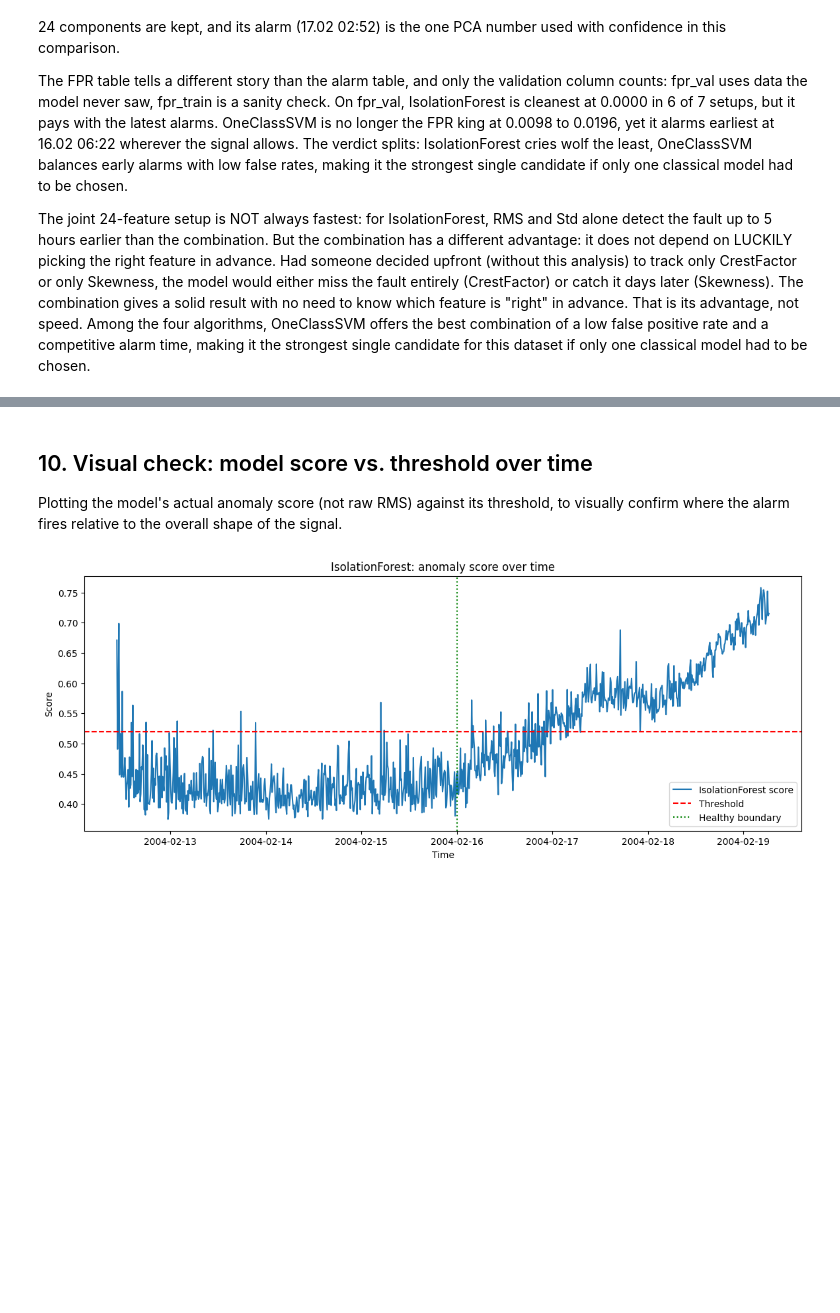
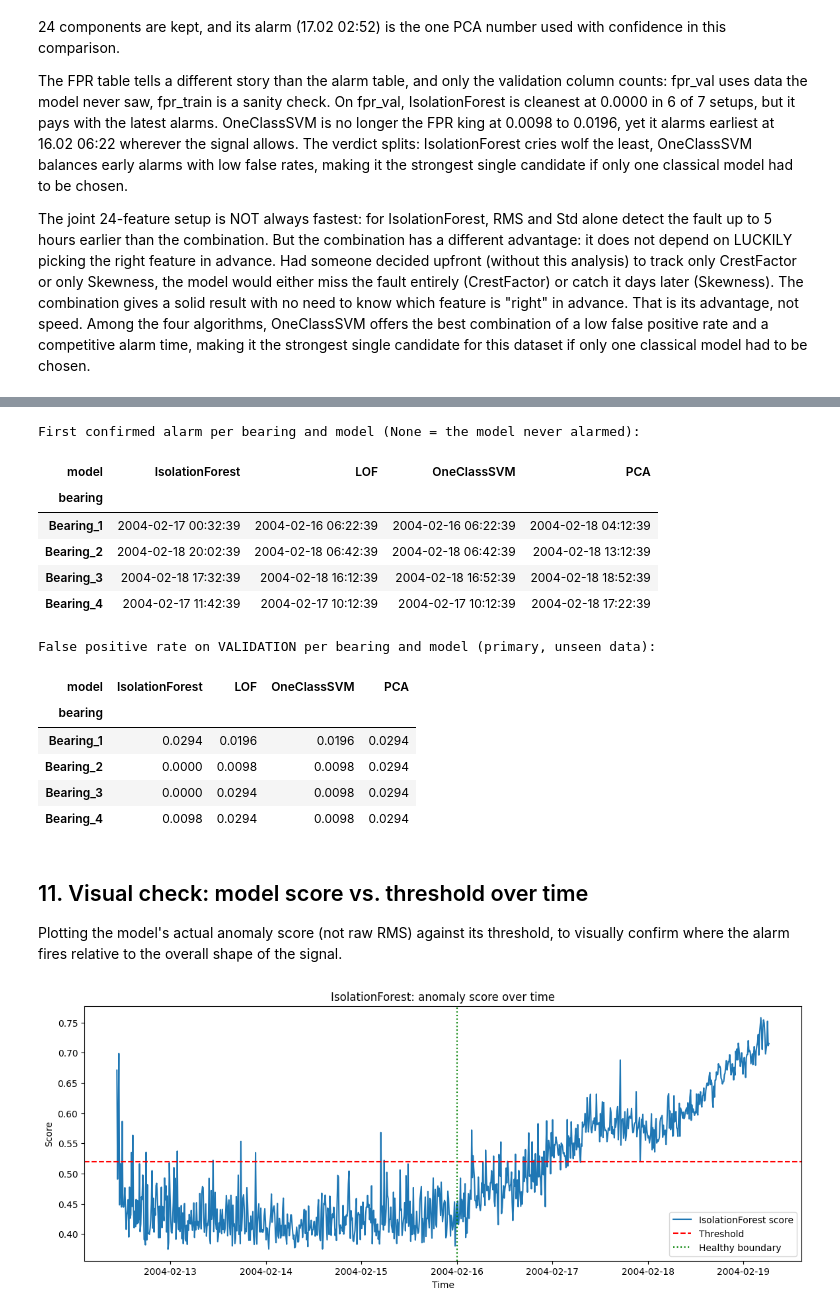
Before and after one commit to maidabiber/anomaly-detection-thesis, a Jupyter notebook: notebooks/analyze_2nd_test.ipynb, the cells around one changed output, grey strips where cells are left out. Cells and saved outputs as stored; diff of their text form; code cells hidden in the pictures; blank space fills up the shorter version.

```diff
--- a/notebooks/analyze_2nd_test.ipynb
+++ b/notebooks/analyze_2nd_test.ipynb
@@ -448,5 +455,48 @@ to be chosen.
+# %%
+bearings = ['Bearing_1', 'Bearing_2', 'Bearing_3', 'Bearing_4']
+
+bearing_rows = []
+for b in bearings:
+    cols = [c for c in df.columns if c.startswith(b + '_')]
+    Xtr_b, Xa_b, sc_b = scale_features(df_healthy_train[cols], df[cols])
+    Xva_b = sc_b.transform(df_healthy_val[cols])
+    for name, fit_fn, score_fn in classical:
+        model = fit_fn(Xtr_b)
+        full = pd.Series(score_fn(model, Xa_b), index=df.index)
+        val = score_fn(model, Xva_b)
+        threshold = compute_threshold(val, method="mean_std", n_std=3.0)
+        is_an = full > threshold
+        alarm = first_confirmed_alarm(is_an, window=20)
+        train_end = df_healthy_train.index[-1]
+        val_end = df_healthy.index[-1]
+        fpr_train = float(is_an[(full.index <= train_end)].mean())
+        fpr_val = float(is_an[(full.index > train_end) & (full.index <= val_end)].mean())
+        bearing_rows.append({'bearing': b, 'model': name,
+                             'alarm': (alarm.strftime('%Y-%m-%d %H:%M:%S') if alarm is not None else None),
+                             'fpr_train': round(fpr_train, 4), 'fpr_val': round(fpr_val, 4)})
+
+bear_df = pd.DataFrame(bearing_rows)
+print("First confirmed alarm per bearing and model (None = the model never alarmed):")
+display(bear_df.pivot_table(index='bearing', columns='model', values='alarm', aggfunc='first', observed=True))
+print("False positive rate on VALIDATION per bearing and model (primary, unseen data):")
+display(bear_df.pivot_table(index='bearing', columns='model', values='fpr_val', aggfunc='first', observed=True).style.format('{:.4f}'))
+# %% [output]
+First confirmed alarm per bearing and model (None = the model never alarmed):
+| model | IsolationForest | LOF | OneClassSVM | PCA |
+| bearing |  |  |  |  |
+| Bearing_1 | 2004-02-17 00:32:39 | 2004-02-16 06:22:39 | 2004-02-16 06:22:39 | 2004-02-18 04:12:39 |
+| Bearing_2 | 2004-02-18 20:02:39 | 2004-02-18 06:42:39 | 2004-02-18 06:42:39 | 2004-02-18 13:12:39 |
+| Bearing_3 | 2004-02-18 17:32:39 | 2004-02-18 16:12:39 | 2004-02-18 16:52:39 | 2004-02-18 18:52:39 |
+| Bearing_4 | 2004-02-17 11:42:39 | 2004-02-17 10:12:39 | 2004-02-17 10:12:39 | 2004-02-18 17:22:39 |
+False positive rate on VALIDATION per bearing and model (primary, unseen data):
+| model | IsolationForest | LOF | OneClassSVM | PCA |
+| bearing |  |  |  |  |
+| Bearing_1 | 0.0294 | 0.0196 | 0.0196 | 0.0294 |
+| Bearing_2 | 0.0000 | 0.0098 | 0.0098 | 0.0294 |
+| Bearing_3 | 0.0000 | 0.0294 | 0.0098 | 0.0294 |
+| Bearing_4 | 0.0098 | 0.0294 | 0.0098 | 0.0294 |
 # %% [markdown]
-## 10. Visual check: model score vs. threshold over time
+## 11. Visual check: model score vs. threshold over time
 
 Plotting the model's actual anomaly score (not raw RMS) against its
 threshold, to visually confirm where the alarm fires relative to the
```
Also changed, not shown: parts of 11 cells of this notebook.
